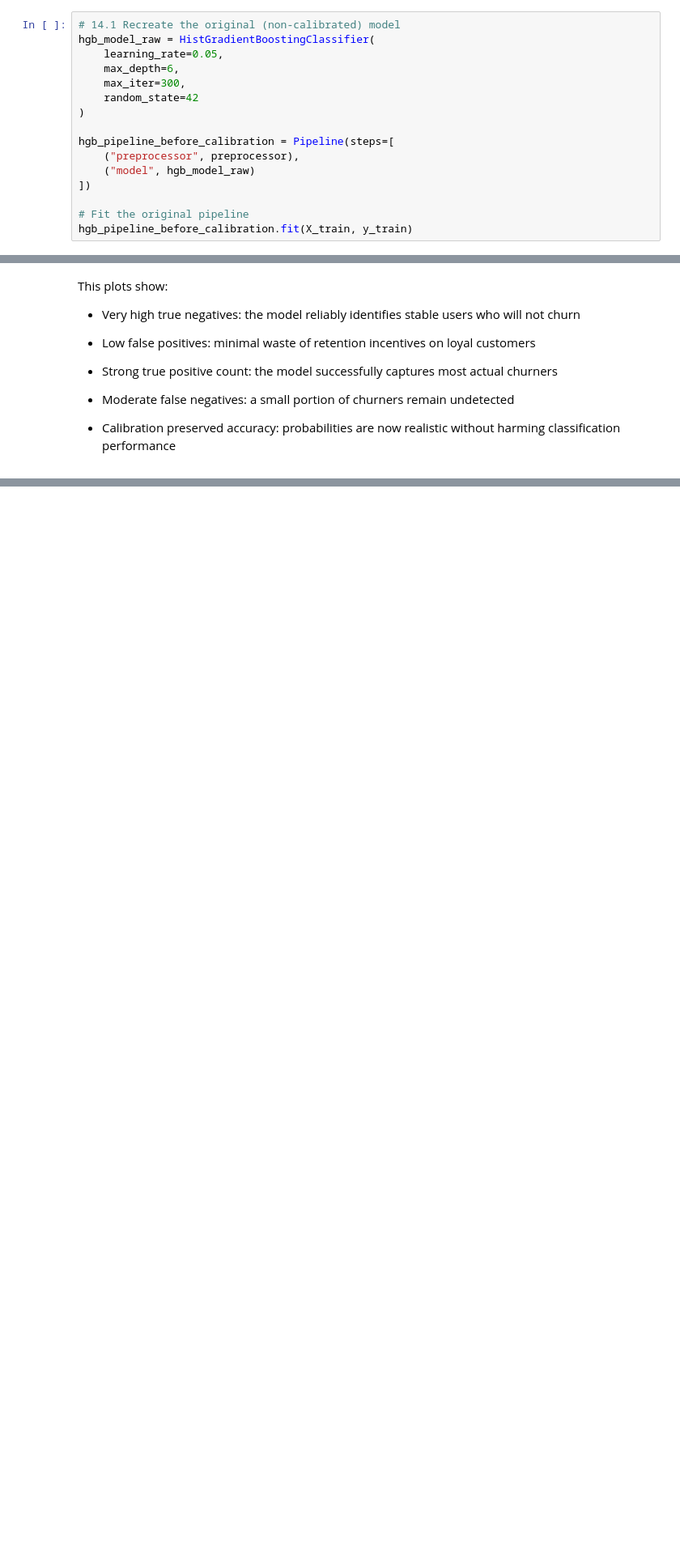
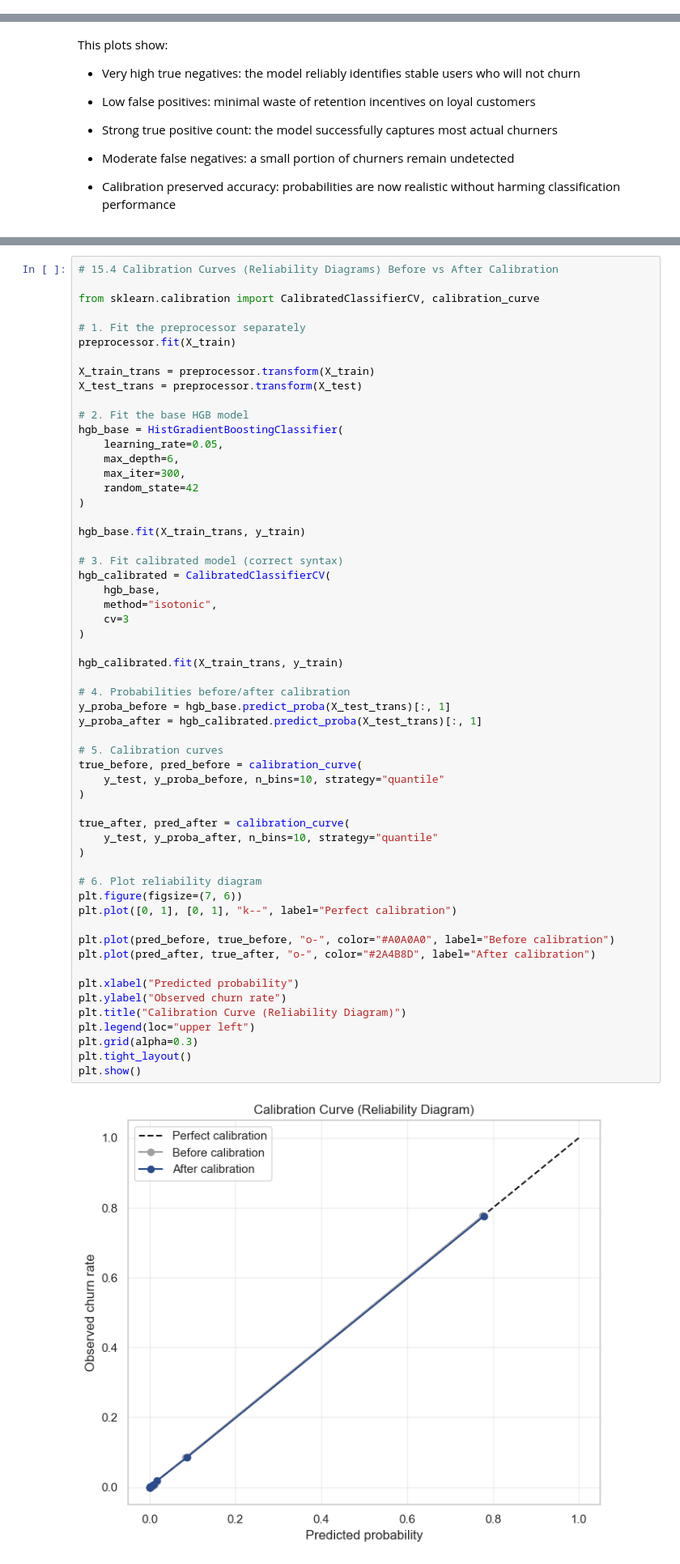
Before and after one commit to PaulinaMamiaga/customer-churn-intelligence-system, a Jupyter notebook: notebooks/03_modeling_and_evaluation.ipynb, the cells around one changed output, grey strips where cells are left out. Shown at 81% size. Cells and saved outputs as stored; diff of their text form; blank space fills up the shorter version.

```diff
--- a/notebooks/03_modeling_and_evaluation.ipynb
+++ b/notebooks/03_modeling_and_evaluation.ipynb
@@ -1088,19 +1106,3 @@ plt.show()
 ----
 # %% [markdown]
 ## **14. Confusion Matrix Before Calibration**
-# %%
-# 14.1 Recreate the original (non-calibrated) model
-hgb_model_raw = HistGradientBoostingClassifier(
-    learning_rate=0.05,
-    max_depth=6,
-    max_iter=300,
-    random_state=42
-)
-
-hgb_pipeline_before_calibration = Pipeline(steps=[
-    ("preprocessor", preprocessor),
-    ("model", hgb_model_raw)
-])
-
-# Fit the original pipeline
-hgb_pipeline_before_calibration.fit(X_train, y_train)
@@ -1285,0 +1240,59 @@ NameError: name 'hgb_pipeline_calibrated' is not defined
+# %%
+# 15.4 Calibration Curves (Reliability Diagrams) Before vs After Calibration
+
+from sklearn.calibration import CalibratedClassifierCV, calibration_curve
+
+# 1. Fit the preprocessor separately
+preprocessor.fit(X_train)
+
+X_train_trans = preprocessor.transform(X_train)
+X_test_trans = preprocessor.transform(X_test)
+
+# 2. Fit the base HGB model
+hgb_base = HistGradientBoostingClassifier(
+    learning_rate=0.05,
+    max_depth=6,
+    max_iter=300,
+    random_state=42
+)
+
+hgb_base.fit(X_train_trans, y_train)
+
+# 3. Fit calibrated model (correct syntax)
+hgb_calibrated = CalibratedClassifierCV(
+    hgb_base,
+    method="isotonic",
+    cv=3
+)
+
+hgb_calibrated.fit(X_train_trans, y_train)
+
+# 4. Probabilities before/after calibration
+y_proba_before = hgb_base.predict_proba(X_test_trans)[:, 1]
+y_proba_after = hgb_calibrated.predict_proba(X_test_trans)[:, 1]
+
+# 5. Calibration curves
+true_before, pred_before = calibration_curve(
+    y_test, y_proba_before, n_bins=10, strategy="quantile"
+)
+
+true_after, pred_after = calibration_curve(
+    y_test, y_proba_after, n_bins=10, strategy="quantile"
+)
+
+# 6. Plot reliability diagram
+plt.figure(figsize=(7, 6))
+plt.plot([0, 1], [0, 1], "k--", label="Perfect calibration")
+
+plt.plot(pred_before, true_before, "o-", color="#A0A0A0", label="Before calibration")
+plt.plot(pred_after, true_after, "o-", color="#2A4B8D", label="After calibration")
+
+plt.xlabel("Predicted probability")
+plt.ylabel("Observed churn rate")
+plt.title("Calibration Curve (Reliability Diagram)")
+plt.legend(loc="upper left")
+plt.grid(alpha=0.3)
+plt.tight_layout()
+plt.show()
+# %% [output]
+[figure, added]
```
Also changed, not shown: parts of 16 cells of this notebook.
